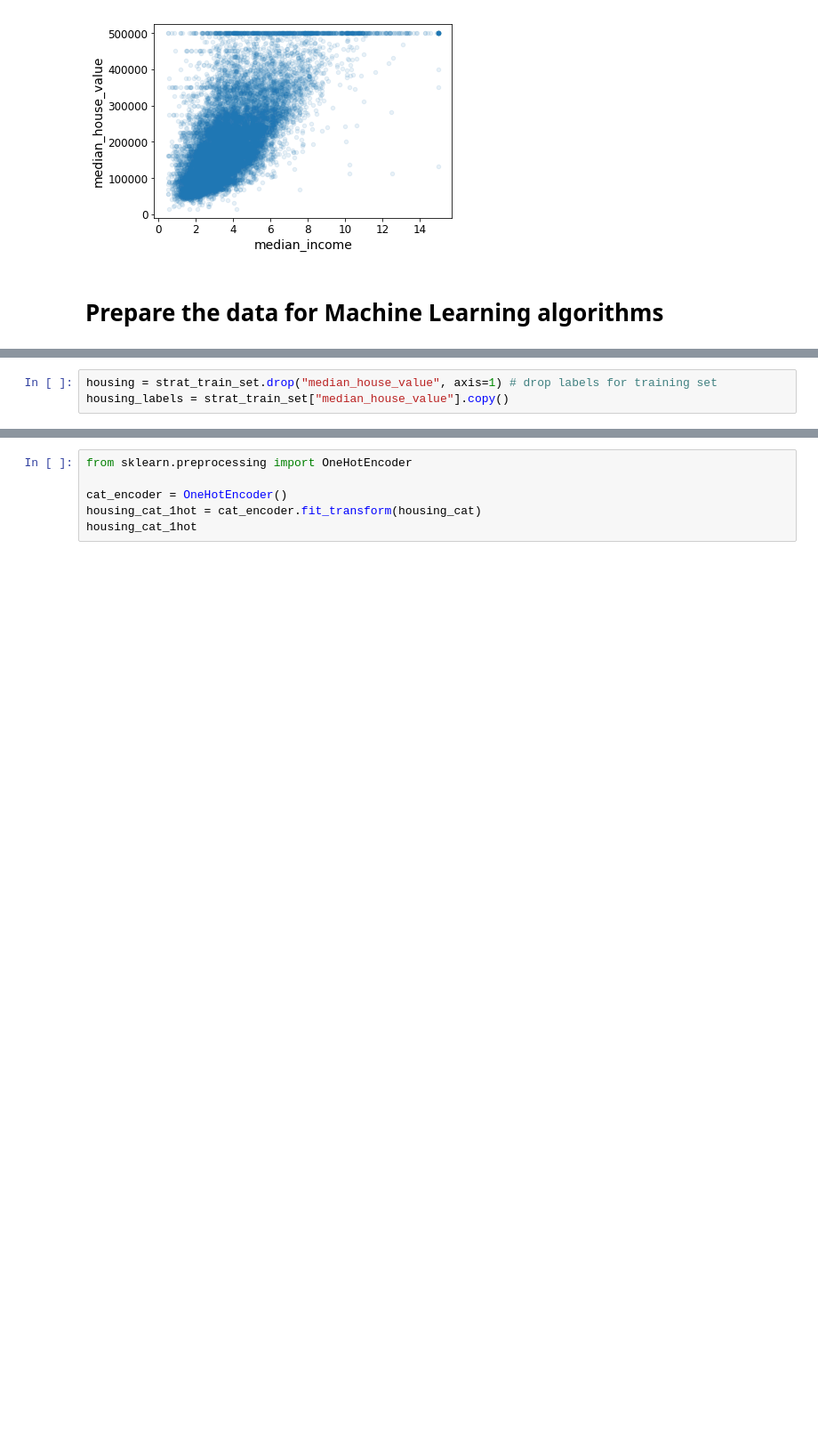
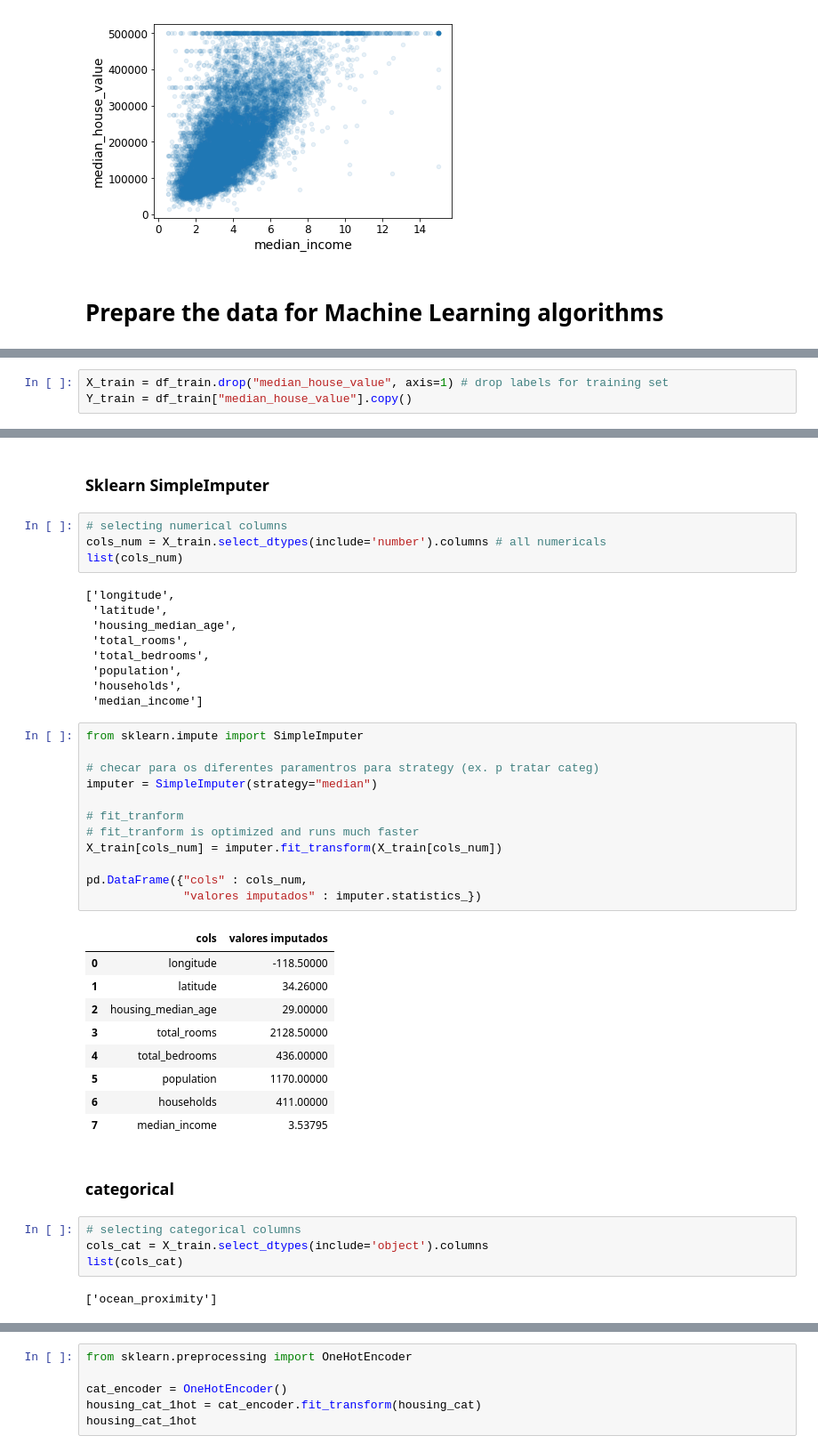
Before and after one commit to viggiano75/hands_on_ml, a Jupyter notebook: 02_end_to_end_machine_learning_project.ipynb, the cells around one changed output, grey strips where cells are left out. Shown at 89% size. Cells and saved outputs as stored; diff of their text form; blank space fills up the shorter version.

```diff
--- a/02_end_to_end_machine_learning_project.ipynb
+++ b/02_end_to_end_machine_learning_project.ipynb
@@ -295,3 +297,3 @@ plt.show()
 # %%
-housing = strat_train_set.drop("median_house_value", axis=1) # drop labels for training set
-housing_labels = strat_train_set["median_house_value"].copy()
+X_train = df_train.drop("median_house_value", axis=1) # drop labels for training set
+Y_train = df_train["median_house_value"].copy()
@@ -354,0 +308,45 @@ ordinal_encoder.categories_
+# %% [markdown]
+### Sklearn SimpleImputer
+# %%
+# selecting numerical columns
+cols_num = X_train.select_dtypes(include='number').columns # all numericals
+list(cols_num)
+# %% [output]
+['longitude',
+ 'latitude',
+ 'housing_median_age',
+ 'total_rooms',
+ 'total_bedrooms',
+ 'population',
+ 'households',
+ 'median_income']
+# %%
+from sklearn.impute import SimpleImputer
+
+# checar para os diferentes paramentros para strategy (ex. p tratar categ)
+imputer = SimpleImputer(strategy="median")
+
+# fit_tranform
+# fit_tranform is optimized and runs much faster
+X_train[cols_num] = imputer.fit_transform(X_train[cols_num])
+
+pd.DataFrame({"cols" : cols_num,
+              "valores imputados" : imputer.statistics_})
+# %% [output]
+|  | cols | valores imputados |
+| 0 | longitude | -118.50000 |
+| 1 | latitude | 34.26000 |
+| 2 | housing_median_age | 29.00000 |
+| 3 | total_rooms | 2128.50000 |
+| 4 | total_bedrooms | 436.00000 |
+| 5 | population | 1170.00000 |
+| 6 | households | 411.00000 |
+| 7 | median_income | 3.53795 |
+# %% [markdown]
+### categorical
+# %%
+# selecting categorical columns
+cols_cat = X_train.select_dtypes(include='object').columns
+list(cols_cat)
+# %% [output]
+['ocean_proximity']
```
Also changed, not shown: parts of 26 cells of this notebook.
